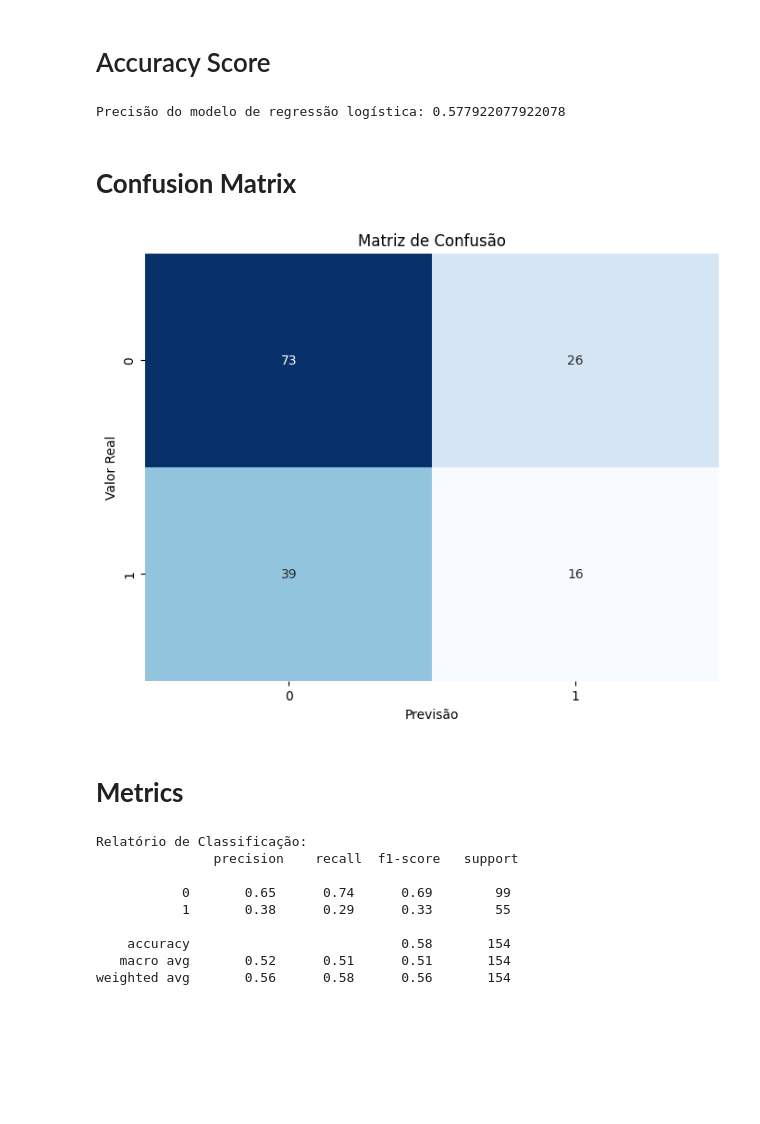
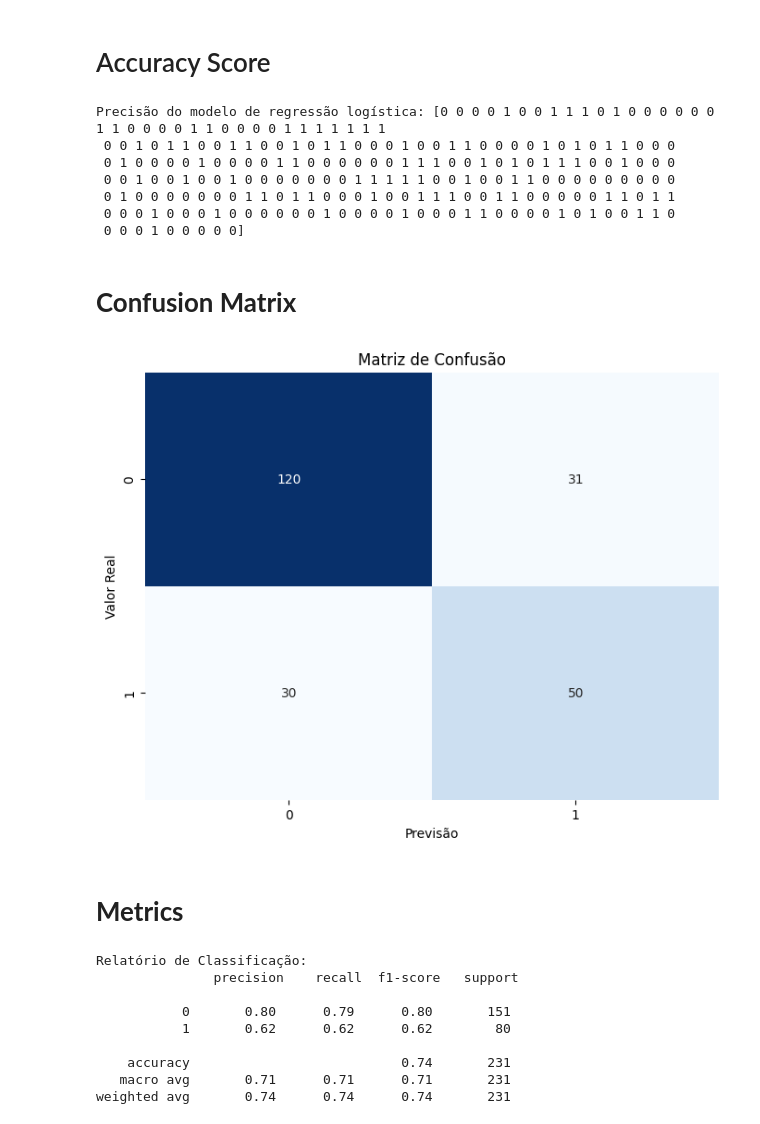
Before and after one commit to monicacruzs/Pima-Indians-Diabetes, a Jupyter notebook: pima-indians-diabetes-notebook.ipynb, the cells around one changed output. Cells and saved outputs as stored; diff of their text form; code cells hidden in the pictures; blank space fills up the shorter version.

```diff
--- a/pima-indians-diabetes-notebook.ipynb
+++ b/pima-indians-diabetes-notebook.ipynb
@@ -162,7 +162,7 @@ X = data.drop('Outcome', axis=1)
 y = data['Outcome']
 
 # Dividindo os dados em conjunto de treinamento e teste
-X_train, X_test, y_train, y_test = train_test_split(X, y, test_size=0.2,random_state=42)
+X_train, X_test, y_train, y_test = train_test_split(X, y, test_size=0.3,random_state=42)
 # %%
 # Inicializando e ajustando o modelo de regressão logística
 modelo = LogisticRegression(solver='lbfgs', max_iter=200)
@@ -179,42 +179,48 @@ y_predict = modelo.predict(X_test)
 from sklearn.metrics import accuracy_score
 
 # Calculando a precisão do modelo
-precisao = accuracy_score(y_test, previsoes)
-print("Precisão do modelo de regressão logística:", precisao)
+precisao = accuracy_score(y_test, y_predict)
+print("Precisão do modelo de regressão logística:", y_predict)
 # %% [output]
-Precisão do modelo de regressão logística: 0.577922077922078
+Precisão do modelo de regressão logística: [0 0 0 0 1 0 0 1 1 1 0 1 0 0 0 0 0 0 1 1 0 0 0 0 1 1 0 0 0 0 1 1 1 1 1 1 1
+ 0 0 1 0 1 1 0 0 1 1 0 0 1 0 1 1 0 0 0 1 0 0 1 1 0 0 0 0 1 0 1 0 1 1 0 0 0
+ 0 1 0 0 0 0 1 0 0 0 0 1 1 0 0 0 0 0 0 1 1 1 0 0 1 0 1 0 1 1 1 0 0 1 0 0 0
+ 0 0 1 0 0 1 0 0 1 0 0 0 0 0 0 0 1 1 1 1 1 0 0 1 0 0 1 1 0 0 0 0 0 0 0 0 0
+ 0 1 0 0 0 0 0 0 0 1 1 0 1 1 0 0 0 1 0 0 1 1 1 0 0 1 1 0 0 0 0 0 1 1 0 1 1
+ 0 0 0 1 0 0 0 1 0 0 0 0 0 0 1 0 0 0 0 1 0 0 0 1 1 0 0 0 0 1 0 1 0 0 1 1 0
+ 0 0 0 1 0 0 0 0 0]
 # %% [markdown]
 # **Confusion Matrix**
 # %%
 from sklearn.metrics import confusion_matrix
 
 # Calculando a matriz de confusão
-matriz_confusao = confusion_matrix(y_test, previsoes)
+matriz_confusao = confusion_matrix(y_test, y_predict)
 
 # Plotando a matriz de confusão
 plt.figure(figsize=(8, 6))
 sns.heatmap(matriz_confusao, annot=True, fmt="d", cmap="Blues", cbar=False)
 plt.xlabel('Previsão')
 plt.ylabel('Valor Real')
 plt.title('Matriz de Confusão')
 plt.show()
 # %% [output]
-[figure, old version]
+[figure, new version]
 # %% [markdown]
 # **Metrics**
 # %%
 from sklearn.metrics import classification_report
 
 # Avaliando o modelo
-relatorio_classificacao = classification_report(y_test, previsoes)
+relatorio_classificacao = classification_report(y_test, y_predict)
 print("Relatório de Classificação:\n", relatorio_classificacao)
 # %% [output]
 Relatório de Classificação:
                precision    recall  f1-score   support
 
-           0       0.65      0.74      0.69        99
-           1       0.38      0.29      0.33        55
+           0       0.80      0.79      0.80       151
+           1       0.62      0.62      0.62        80
 
-    accuracy                           0.58       154
-   macro avg       0.52      0.51      0.51       154
-weighted avg       0.56      0.58      0.56       154
+    accuracy                           0.74       231
+   macro avg       0.71      0.71      0.71       231
+weighted avg       0.74      0.74      0.74       231
```
Also changed, not shown: parts of 1 cell of this notebook.
